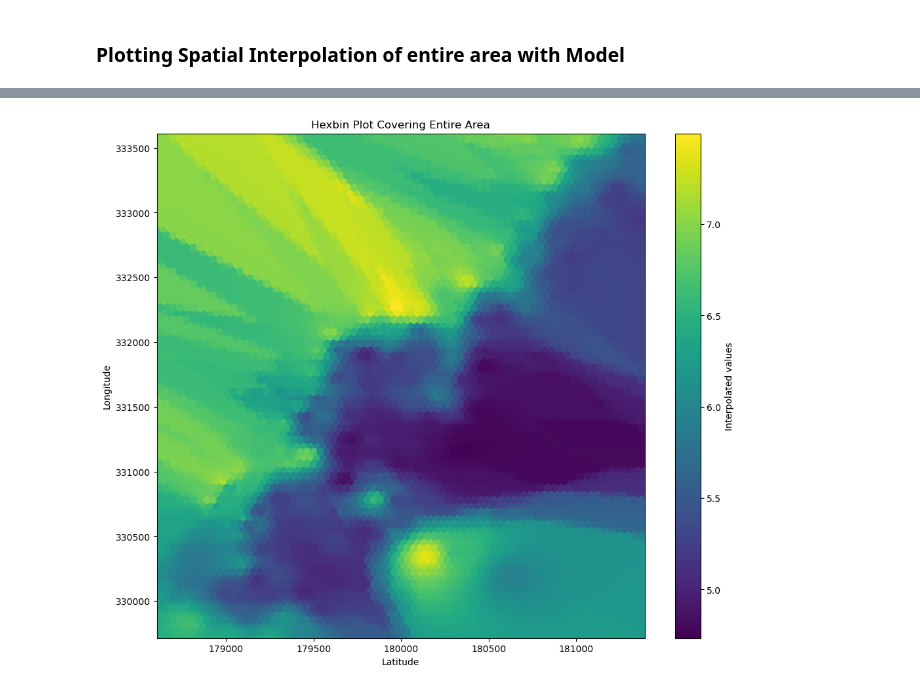
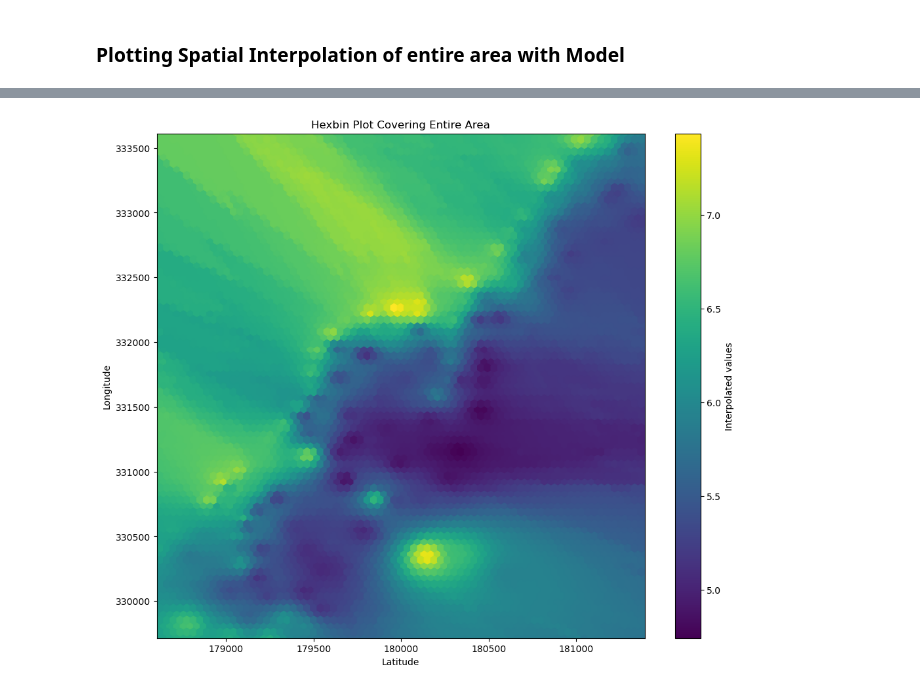
Before and after one commit to cheenngg/FYP-Spatial-Analytics, a Jupyter notebook: IDW - Meuse (ShepardIDW).ipynb, the cells around one changed output, grey strips where cells are left out. Saved outputs shown, nothing was run; the diff lists cells and outputs as text; code cells hidden in the pictures.

```diff
--- a/IDW - Meuse (ShepardIDW).ipynb
+++ b/IDW - Meuse (ShepardIDW).ipynb
@@ -413,32 +431,32 @@ plt.show()
-# %%
-# Determine the minimum and maximum values for Latitude and Longitude
-buffer = 0.01
-lat_min, lat_max = observed_locations[:, 0].min() - buffer, observed_locations[:, 0].max() + buffer
-lon_min, lon_max = observed_locations[:, 1].min() - buffer, observed_locations[:, 1].max() + buffer
-
-# Generate a mesh grid of latitude and longitude values
-grid_size = 200  # Square root of num_points, adjust as needed for resolution
-latitude_range = np.linspace(lat_min, lat_max, grid_size)
-longitude_range = np.linspace(lon_min, lon_max, grid_size)
-lat_grid, lon_grid = np.meshgrid(latitude_range, longitude_range)
-
-# Flatten the grid to create combined array of [latitude, longitude] pairs
-combined_array = np.column_stack((lat_grid.ravel(), lon_grid.ravel()))
-
-# Simulate interpolated_values from your IDW model or similar
-interpolated_values = idw_model(combined_array, power=2, n_neighbors=4)
-
-# Plot using hexbin
-plt.figure(figsize=(12, 10))
-hb = plt.hexbin(combined_array[:, 0], combined_array[:, 1], C=interpolated_values, gridsize=73, cmap='viridis', extent=(lat_min, lat_max, lon_min, lon_max))
-plt.colorbar(hb, label='Interpolated values')
-
-plt.xlim(lat_min, lat_max)
-plt.ylim(lon_min, lon_max)
-
-plt.xlabel('Latitude')
-plt.ylabel('Longitude')
-plt.title('Hexbin Plot Covering Entire Area')
-plt.show()
-# %% [output]
-[figure, removed]
+# %%
+# Determine the minimum and maximum values for Latitude and Longitude
+buffer = 0.01
+lat_min, lat_max = observed_locations[:, 0].min() - buffer, observed_locations[:, 0].max() + buffer
+lon_min, lon_max = observed_locations[:, 1].min() - buffer, observed_locations[:, 1].max() + buffer
+
+# Generate a mesh grid of latitude and longitude values
+grid_size = 200  # Square root of num_points, adjust as needed for resolution
+latitude_range = np.linspace(lat_min, lat_max, grid_size)
+longitude_range = np.linspace(lon_min, lon_max, grid_size)
+lat_grid, lon_grid = np.meshgrid(latitude_range, longitude_range)
+
+# Flatten the grid to create combined array of [latitude, longitude] pairs
+combined_array = np.column_stack((lat_grid.ravel(), lon_grid.ravel()))
+
+# Simulate interpolated_values from your IDW model or similar
+interpolated_values = idw_model(combined_array, power=2, n_neighbors=12)
+
+# Plot using hexbin
+plt.figure(figsize=(12, 10))
+hb = plt.hexbin(combined_array[:, 0], combined_array[:, 1], C=interpolated_values, gridsize=73, cmap='viridis', extent=(lat_min, lat_max, lon_min, lon_max))
+plt.colorbar(hb, label='Interpolated values')
+
+plt.xlim(lat_min, lat_max)
+plt.ylim(lon_min, lon_max)
+
+plt.xlabel('Latitude')
+plt.ylabel('Longitude')
+plt.title('Hexbin Plot Covering Entire Area')
+plt.show()
+# %% [output]
+[figure, added]
```
Also changed, not shown: parts of 9 cells of this notebook, 2 other files.
